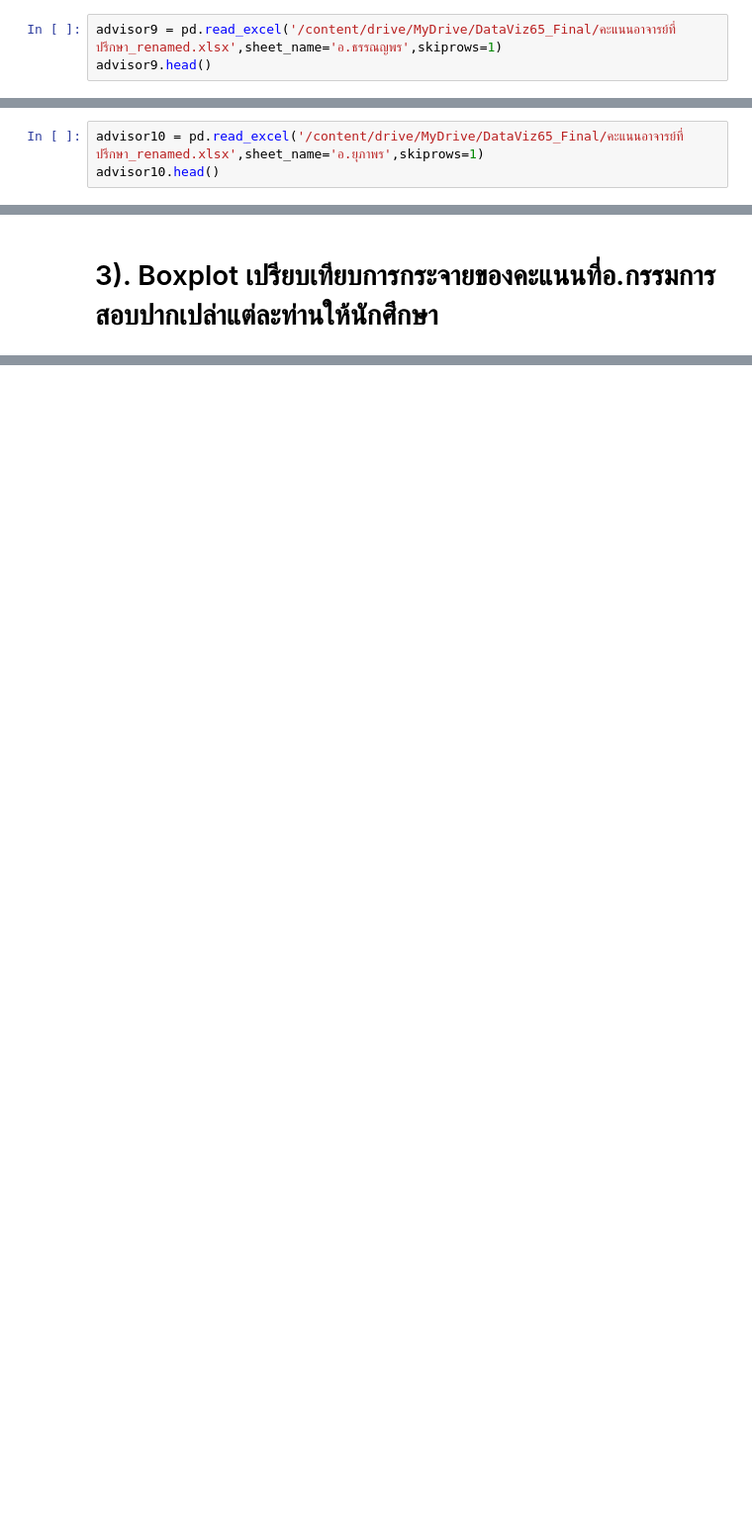
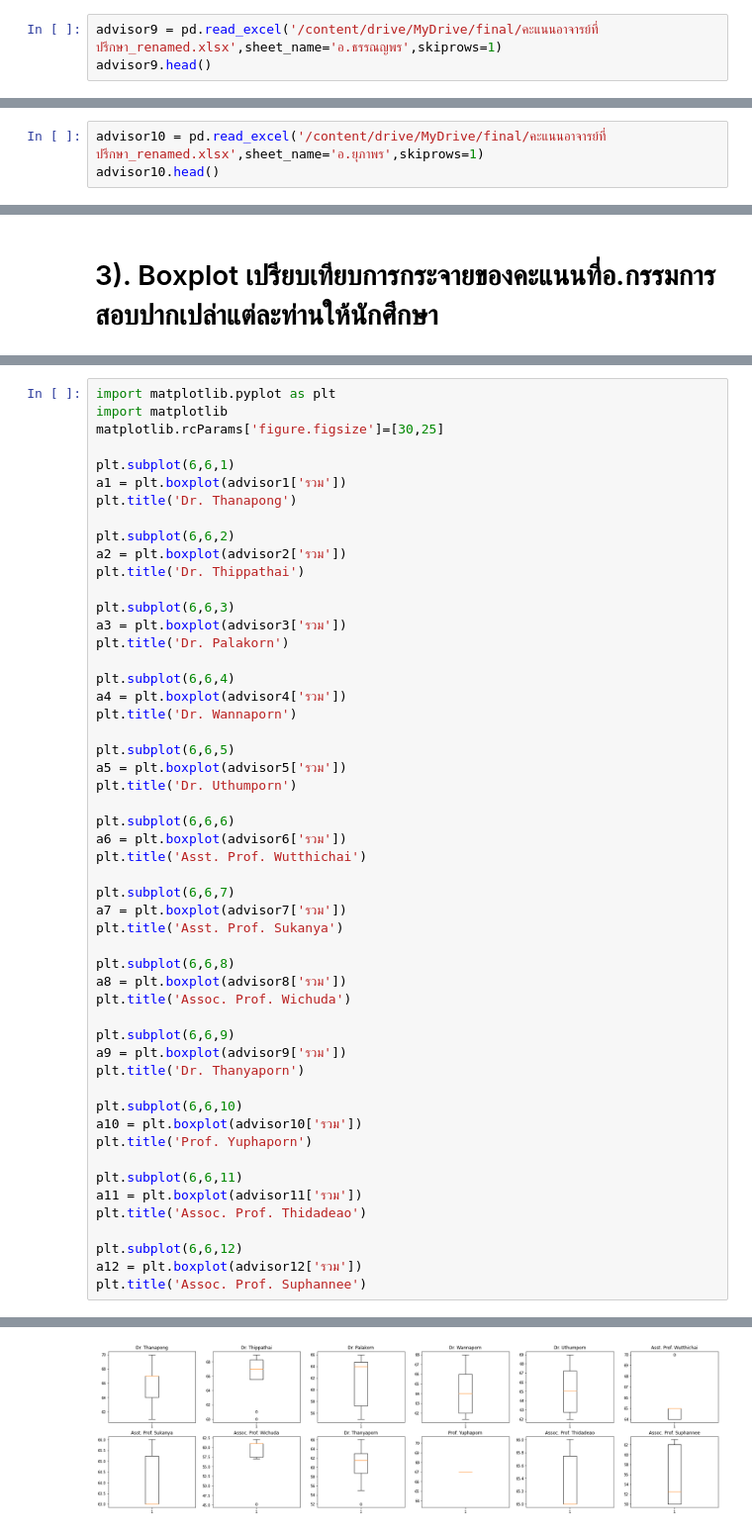
Before and after one commit to Supansapkb/BasicProg_DataViz65, a Jupyter notebook: DataViz65_Final.ipynb, the cells around one changed output, grey strips where cells are left out. Shown at 99% size. Saved outputs shown, nothing was run; the diff lists cells and outputs as text; blank space fills up the shorter version.

```diff
--- a/DataViz65_Final.ipynb
+++ b/DataViz65_Final.ipynb
@@ -832,7 +837,7 @@ dtype: bool
 # %% [markdown]
 ### advisor9 อ.ธรรณญพร
 # %%
-advisor9 = pd.read_excel('/content/drive/MyDrive/DataViz65_Final/คะแนนอาจารย์ที่ปรึกษา_renamed.xlsx',sheet_name='อ.ธรรณญพร',skiprows=1)
+advisor9 = pd.read_excel('/content/drive/MyDrive/final/คะแนนอาจารย์ที่ปรึกษา_renamed.xlsx',sheet_name='อ.ธรรณญพร',skiprows=1)
 advisor9.head()
 # %% [output]
 |  | Unnamed: 0 | 1. ความกระตือรือร้น ความมุ่งมั่น ... | 2. ความสม่ำเสมอในการเข้าพบอาจารย์... | 3. ความสามารถในการอธิบายหรือการนำ... | 4. การทำงานเป็นทีม (กรณีที่ทำเป็น... | ... |
@@ -900,7 +905,7 @@ dtype: bool
 # %% [markdown]
 ### advisor10 อ.ยุภาพร
 # %%
-advisor10 = pd.read_excel('/content/drive/MyDrive/DataViz65_Final/คะแนนอาจารย์ที่ปรึกษา_renamed.xlsx',sheet_name='อ.ยุภาพร',skiprows=1)
+advisor10 = pd.read_excel('/content/drive/MyDrive/final/คะแนนอาจารย์ที่ปรึกษา_renamed.xlsx',sheet_name='อ.ยุภาพร',skiprows=1)
 advisor10.head()
 # %% [output]
 |  | Unnamed: 0 | 1. ความกระตือรือร้น ความมุ่งมั่น ... | 2. ความสม่ำเสมอในการเข้าพบอาจารย์... | 3. ความสามารถในการอธิบายหรือการนำ... | 4. การทำงานเป็นทีม (กรณีที่ทำเป็น... | ... |
@@ -2096,0 +2094,53 @@ abcdefghijkl.head(3)
+# %%
+import matplotlib.pyplot as plt
+import matplotlib
+matplotlib.rcParams['figure.figsize']=[30,25]
+
+plt.subplot(6,6,1)
+a1 = plt.boxplot(advisor1['รวม'])
+plt.title('Dr. Thanapong')
+
+plt.subplot(6,6,2)
+a2 = plt.boxplot(advisor2['รวม'])
+plt.title('Dr. Thippathai')
+
+plt.subplot(6,6,3)
+a3 = plt.boxplot(advisor3['รวม'])
+plt.title('Dr. Palakorn')
+
+plt.subplot(6,6,4)
+a4 = plt.boxplot(advisor4['รวม'])
+plt.title('Dr. Wannaporn')
+
+plt.subplot(6,6,5)
+a5 = plt.boxplot(advisor5['รวม'])
+plt.title('Dr. Uthumporn')
+
+plt.subplot(6,6,6)
+a6 = plt.boxplot(advisor6['รวม'])
+plt.title('Asst. Prof. Wutthichai')
+
+plt.subplot(6,6,7)
+a7 = plt.boxplot(advisor7['รวม'])
+plt.title('Asst. Prof. Sukanya')
+
+plt.subplot(6,6,8)
+a8 = plt.boxplot(advisor8['รวม'])
+plt.title('Assoc. Prof. Wichuda')
+
+plt.subplot(6,6,9)
+a9 = plt.boxplot(advisor9['รวม'])
+plt.title('Dr. Thanyaporn')
+
+plt.subplot(6,6,10)
+a10 = plt.boxplot(advisor10['รวม'])
+plt.title('Prof. Yuphaporn')
+
+plt.subplot(6,6,11)
+a11 = plt.boxplot(advisor11['รวม'])
+plt.title('Assoc. Prof. Thidadeao')
+
+plt.subplot(6,6,12)
+a12 = plt.boxplot(advisor12['รวม'])
+plt.title('Assoc. Prof. Suphannee')
+# %% [output]
@@ -2096,0 +2148 @@ abcdefghijkl.head(3)
+[figure, added]
```
Also changed, not shown: parts of 48 cells of this notebook.
